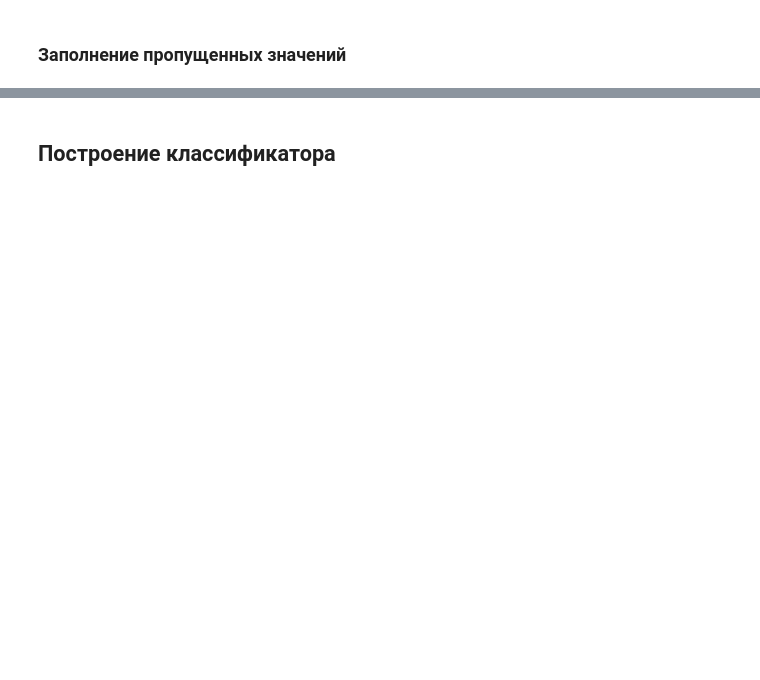
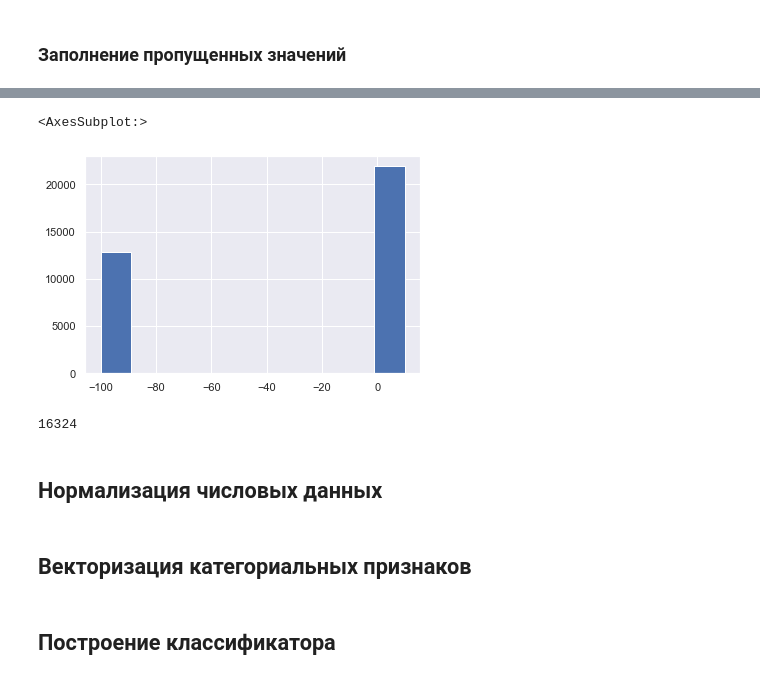
Before and after one commit to Metafiz/recruitment, a Jupyter notebook: baseline.ipynb, the cells around one changed output, grey strips where cells are left out. Cells and saved outputs as stored; diff of their text form; code cells hidden in the pictures; blank space fills up the shorter version.

```diff
--- a/baseline.ipynb
+++ b/baseline.ipynb
@@ -267,0 +397,3 @@ dtype: int64
+# %%
+# "возраст до" заменяем на среднее значение
+data['age_to'].fillna(data['age_to'].mean(axis=0), axis=0, inplace=True)
@@ -268,3 +412,16 @@ dtype: int64
+# %%
+data['offer_experience_year_count'].hist()
+# %% [output]
+<AxesSubplot:>
+[figure, added]
+# %%
+len(data[ data['offer_experience_year_count'] < 0 ])
+# %% [output]
+16324
+# %% [markdown]
+## Нормализация числовых данных
+# %% [markdown]
+## Векторизация категориальных признаков
 # %% [markdown]
 ## Построение классификатора
 # %%
```
Also changed, not shown: parts of 30 cells of this notebook.
